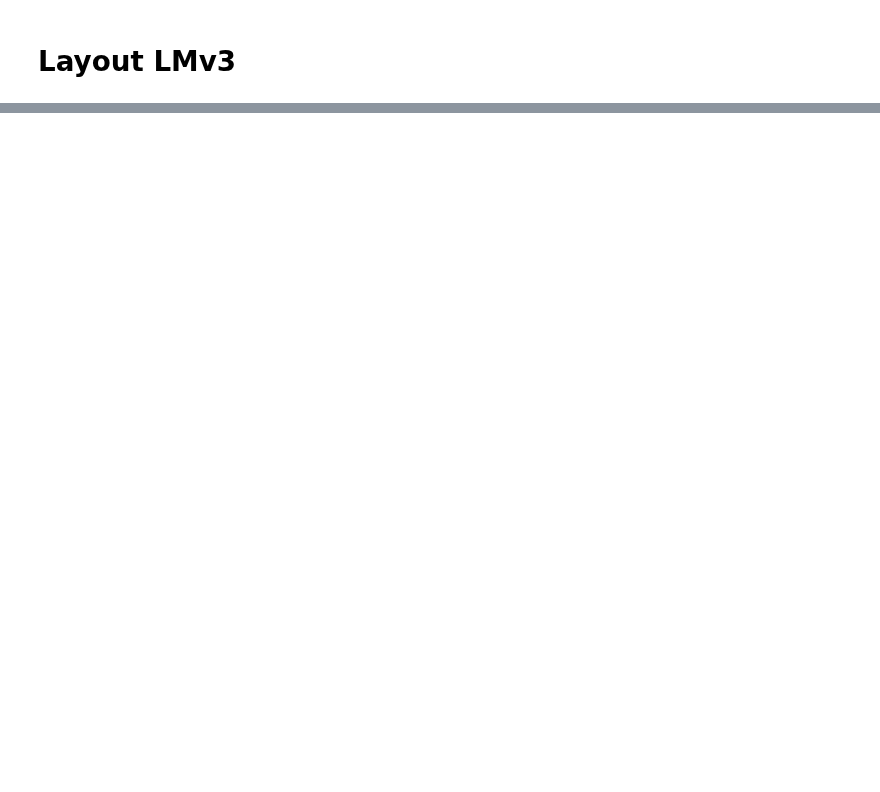
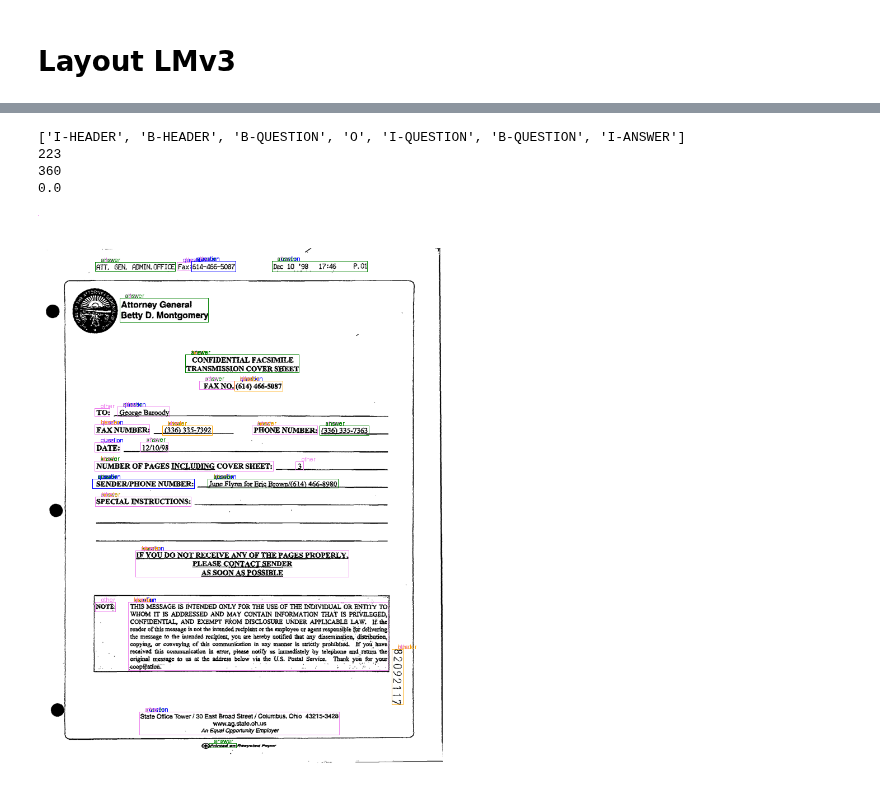
Before and after one commit to adamserag1/Interpretability-for-VRDU-models, a Jupyter notebook: notebooks/LayoutLM3.ipynb, the cells around one changed output, grey strips where cells are left out. Saved outputs shown, nothing was run; the diff lists cells and outputs as text; code cells hidden in the pictures; blank space fills up the shorter version.

Commit message:
Added finetuning for layoutlmv3 with funsd

```diff
--- a/notebooks/LayoutLM3.ipynb
+++ b/notebooks/LayoutLM3.ipynb
@@ -27,0 +52,8 @@ Successfully installed datasets-3.5.0 dill-0.3.8 evaluate-0.4.3 fsspec-2024.12.0
+# %%
+funsd = load_dataset("nielsr/funsd")
+funsd_train = funsd["train"]
+labels = funsd_train.features["ner_tags"].feature.names
+id2label = {v: k for v, k in enumerate(labels)}
+label2id = {v: k for k, v in enumerate(labels)}
+print(id2label)
+print(label2id)
@@ -27,0 +161,60 @@ Successfully installed datasets-3.5.0 dill-0.3.8 evaluate-0.4.3 fsspec-2024.12.0
+# %%
+predictions = logits.argmax(-1).squeeze().tolist()
+token_boxes = encoding.bbox.squeeze().tolist()
+
+predictions = [p for p, l in zip(predictions, labels) if l != 100]
+labels = [l for l in labels if l != 100]
+
+width, height = image.size
+
+def denormalize_box(bbox, width, height):
+  return [
+      width * (bbox[0] / 1000),
+      height * (bbox[1] / 1000),
+      width * (bbox[2] / 1000),
+      height * (bbox[3] / 1000),
+  ]
+
+true_preds = [id2label[pred] for pred in predictions]
+true_boxes = [denormalize_box(box, width, height) for box in token_boxes]
+
+print(true_preds)
+print(len(example["ner_tags"]))
+print(len(logits.argmax(-1).squeeze().tolist()))
+count = 0
+correct = 0
+for idx, pred in enumerate(predictions):
+  if pred == example["ner_tags"][idx]:
+    correct += 1
+  count += 1
+
+accuracy = correct/count
+print(accuracy)
+# %% [output]
+['I-HEADER', 'B-HEADER', 'B-QUESTION', 'O', 'I-QUESTION', 'B-QUESTION', 'I-ANSWER']
+223
+360
+0.0
+# %%
+draw = ImageDraw.Draw(image)
+
+font = ImageFont.load_default()
+
+def iob_to_label(label):
+    label = label[2:]
+    if not label:
+        return 'other'
+    return label
+
+label2color = {'question':'blue', 'answer':'green', 'header':'orange', 'other':'violet'}
+
+for prediction, box in zip(true_preds, true_boxes):
+    predicted_label = iob_to_label(prediction).lower()
+    draw.rectangle(box, outline=label2color[predicted_label])
+    draw.text(
+        (box[0]+10, box[1]-10), text=predicted_label, fill=label2color[predicted_label], font=font
+    )
+
+image
+# %% [output]
+[figure, added]
```
Also changed, not shown: parts of 15 cells of this notebook.
